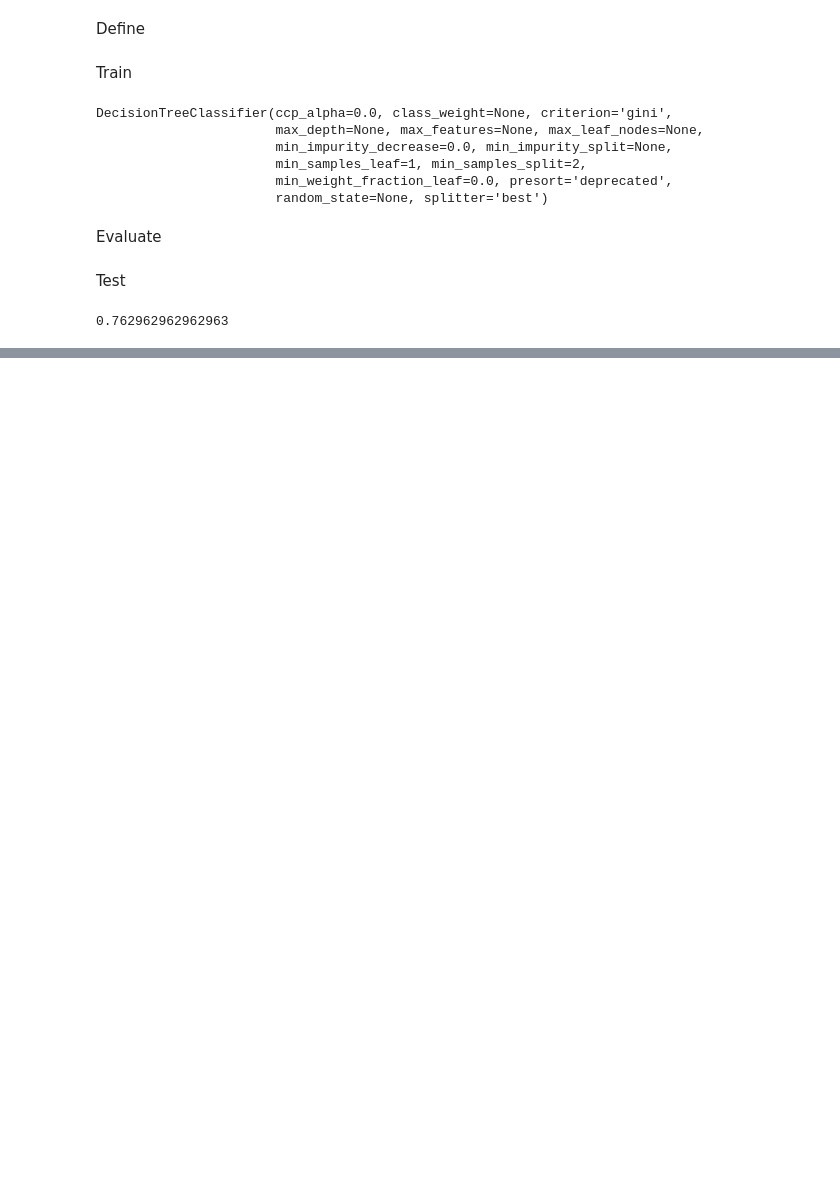
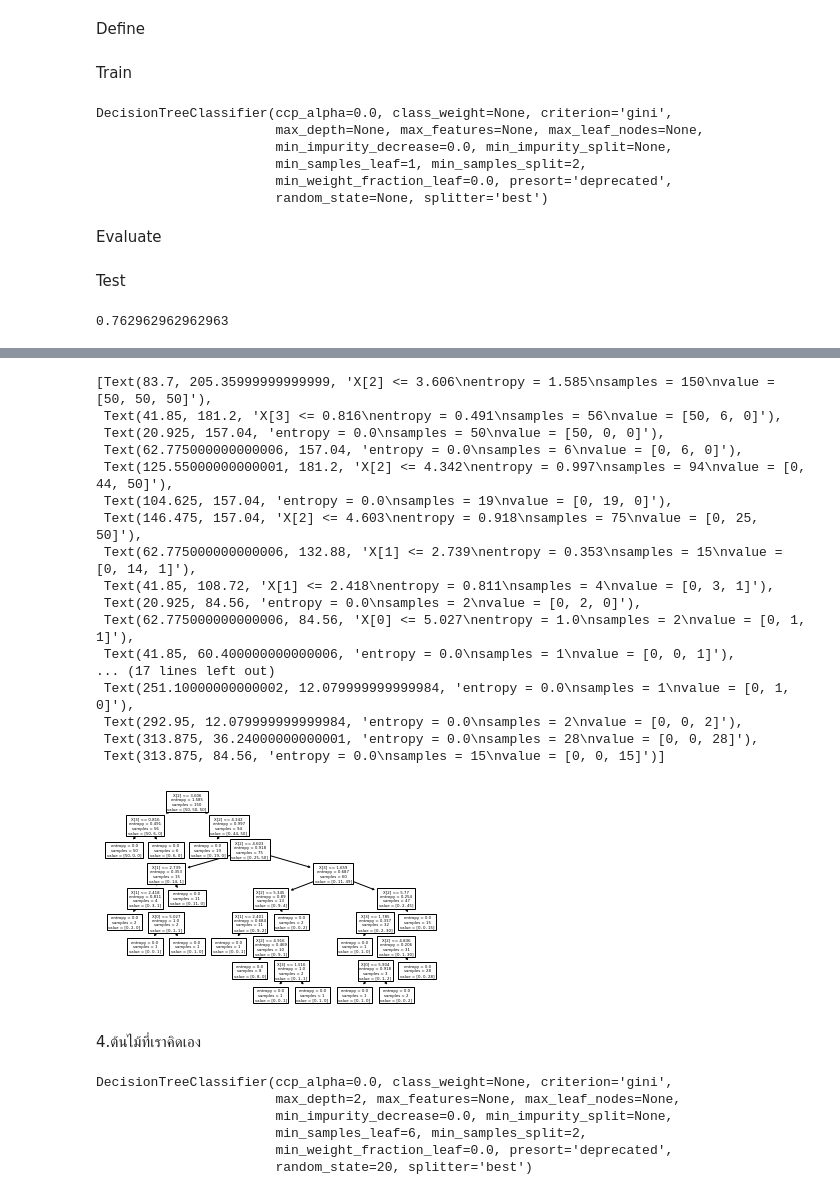
Before and after one commit to sskboonmee/DWDM21, a Jupyter notebook: Chapter7_Classification(Decision_Tree).ipynb, the cells around one changed output, grey strips where cells are left out. Cells and saved outputs as stored; diff of their text form; code cells hidden in the pictures; blank space fills up the shorter version.

```diff
--- a/Chapter7_Classification(Decision_Tree).ipynb
+++ b/Chapter7_Classification(Decision_Tree).ipynb
@@ -216,0 +302,2 @@ HW
+# %%
+tree3 = DecisionTreeClassifier(criterion='entropy', splitter = 'random')  #Define
@@ -216,0 +313,23 @@ HW
+# %%
+plot_tree(tree3)
+# %% [output]
+[Text(83.7, 205.35999999999999, 'X[2] <= 3.606\nentropy = 1.585\nsamples = 150\nvalue = [50, 50, 50]'),
+ Text(41.85, 181.2, 'X[3] <= 0.816\nentropy = 0.491\nsamples = 56\nvalue = [50, 6, 0]'),
+ Text(20.925, 157.04, 'entropy = 0.0\nsamples = 50\nvalue = [50, 0, 0]'),
+ Text(62.775000000000006, 157.04, 'entropy = 0.0\nsamples = 6\nvalue = [0, 6, 0]'),
+ Text(125.55000000000001, 181.2, 'X[2] <= 4.342\nentropy = 0.997\nsamples = 94\nvalue = [0, 44, 50]'),
+ Text(104.625, 157.04, 'entropy = 0.0\nsamples = 19\nvalue = [0, 19, 0]'),
+ Text(146.475, 157.04, 'X[2] <= 4.603\nentropy = 0.918\nsamples = 75\nvalue = [0, 25, 50]'),
+ Text(62.775000000000006, 132.88, 'X[1] <= 2.739\nentropy = 0.353\nsamples = 15\nvalue = [0, 14, 1]'),
+ Text(41.85, 108.72, 'X[1] <= 2.418\nentropy = 0.811\nsamples = 4\nvalue = [0, 3, 1]'),
+ Text(20.925, 84.56, 'entropy = 0.0\nsamples = 2\nvalue = [0, 2, 0]'),
+ Text(62.775000000000006, 84.56, 'X[0] <= 5.027\nentropy = 1.0\nsamples = 2\nvalue = [0, 1, 1]'),
+ Text(41.85, 60.400000000000006, 'entropy = 0.0\nsamples = 1\nvalue = [0, 0, 1]'),
+... (17 lines left out)
+ Text(251.10000000000002, 12.079999999999984, 'entropy = 0.0\nsamples = 1\nvalue = [0, 1, 0]'),
+ Text(292.95, 12.079999999999984, 'entropy = 0.0\nsamples = 2\nvalue = [0, 0, 2]'),
+ Text(313.875, 36.24000000000001, 'entropy = 0.0\nsamples = 28\nvalue = [0, 0, 28]'),
+ Text(313.875, 84.56, 'entropy = 0.0\nsamples = 15\nvalue = [0, 0, 15]')]
+[figure, added]
+# %% [markdown]
+4.ต้นไม้ที่เราคิดเอง
@@ -216,0 +338,9 @@ HW
+# %%
+tree4.fit(X,Y)  #train
+# %% [output]
+DecisionTreeClassifier(ccp_alpha=0.0, class_weight=None, criterion='gini',
+                       max_depth=2, max_features=None, max_leaf_nodes=None,
+                       min_impurity_decrease=0.0, min_impurity_split=None,
+                       min_samples_leaf=6, min_samples_split=2,
+                       min_weight_fraction_leaf=0.0, presort='deprecated',
+                       random_state=20, splitter='best')
```
Also changed, not shown: parts of 19 cells of this notebook.
